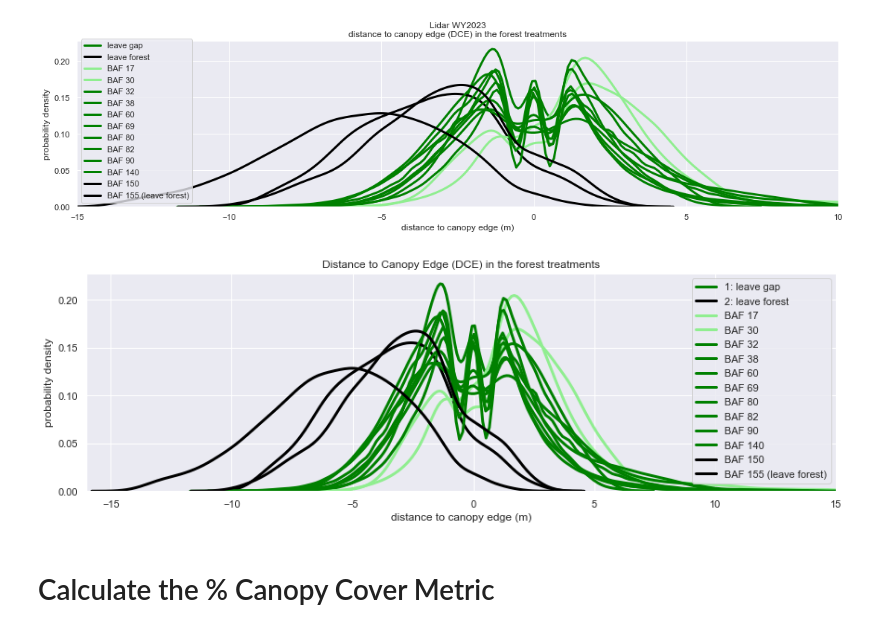
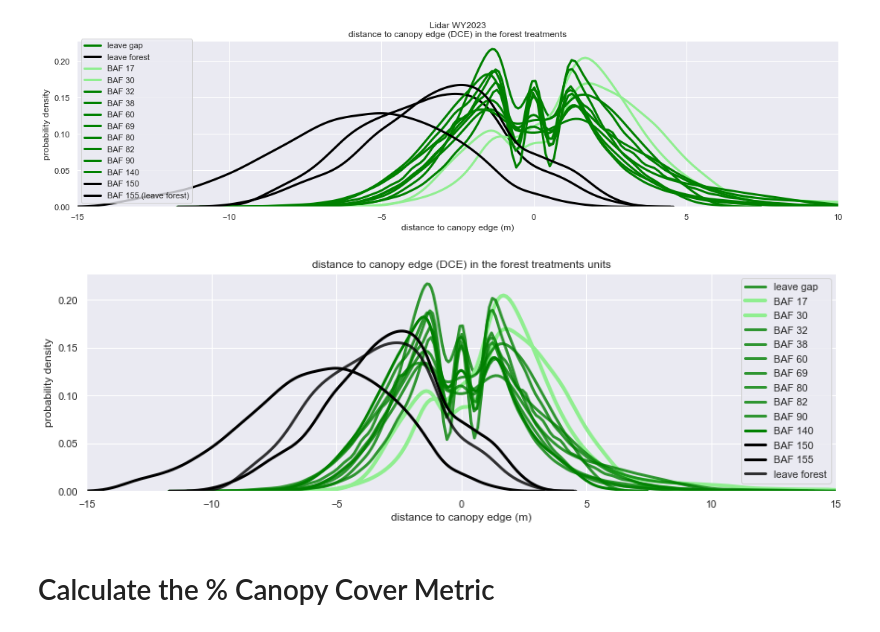
Before and after one commit to cassielumbrazo/CER_raster_analysis, a Jupyter notebook: 6_dce_groups_b_figure.ipynb, the cells around one changed output. Saved outputs shown, nothing was run; the diff lists cells and outputs as text; code cells hidden in the pictures.

```diff
--- a/6_dce_groups_b_figure.ipynb
+++ b/6_dce_groups_b_figure.ipynb
@@ -579,45 +579,49 @@ plt.show()
 # %%
 # we want to create a plot with DCE on the x axis, and count on the y axis, for each BAF treatment
 # plot of a histogram of all those variables
 fig, axes = plt.subplots(1, 1, sharex=True, sharey=False, figsize=(12,4), constrained_layout = True)
 alpha=0.7
 
 colorlow = 'lightgreen'
 colormed = 'green'
 colorhigh = 'black'
 
+alpha_num = 0.8
+
 # plots
-sns.kdeplot(ds['dce_rapid_baf_new_1'].values.flatten(), color=colormed, label='1: leave gap', cumulative=False, linewidth=3)
-sns.kdeplot(ds['dce_rapid_baf_new_2'].values.flatten(), color=colorhigh, label='2: leave forest', cumulative=False, linewidth=3)
-sns.kdeplot(ds['dce_rapid_baf_new_17'].values.flatten(), color=colorlow, label='BAF 17', cumulative=False, linewidth=3)
-sns.kdeplot(ds['dce_rapid_baf_new_30'].values.flatten(), color=colorlow, label='BAF 30', cumulative=False, linewidth=3)
-sns.kdeplot(ds['dce_rapid_baf_new_32'].values.flatten(), color=colormed, label='BAF 32', cumulative=False, linewidth=3)
-sns.kdeplot(ds['dce_rapid_baf_new_38'].values.flatten(), color=colormed, label='BAF 38', cumulative=False, linewidth=3)
-sns.kdeplot(ds['dce_rapid_baf_new_60'].values.flatten(), color=colormed, label='BAF 60', cumulative=False, linewidth=3)
-sns.kdeplot(ds['dce_rapid_baf_new_69'].values.flatten(), color=colormed, label='BAF 69', cumulative=False, linewidth=3)
-sns.kdeplot(ds['dce_rapid_baf_new_80'].values.flatten(), color=colormed, label='BAF 80', cumulative=False, linewidth=3)
-sns.kdeplot(ds['dce_rapid_baf_new_82'].values.flatten(), color=colormed, label='BAF 82', cumulative=False, linewidth=3)
-sns.kdeplot(ds['dce_rapid_baf_new_90'].values.flatten(), color=colormed, label='BAF 90', cumulative=False, linewidth=3)
+sns.kdeplot(ds['dce_rapid_baf_new_1'].values.flatten(), color=colormed, label='leave gap', cumulative=False, linewidth=3, alpha=alpha_num)
+
+sns.kdeplot(ds['dce_rapid_baf_new_17'].values.flatten(), color=colorlow, label='BAF 17', cumulative=False, linewidth=4)
+sns.kdeplot(ds['dce_rapid_baf_new_30'].values.flatten(), color=colorlow, label='BAF 30', cumulative=False, linewidth=4)
+sns.kdeplot(ds['dce_rapid_baf_new_32'].values.flatten(), color=colormed, label='BAF 32', cumulative=False, linewidth=3, alpha=alpha_num)
+sns.kdeplot(ds['dce_rapid_baf_new_38'].values.flatten(), color=colormed, label='BAF 38', cumulative=False, linewidth=3, alpha=alpha_num)
+sns.kdeplot(ds['dce_rapid_baf_new_60'].values.flatten(), color=colormed, label='BAF 60', cumulative=False, linewidth=3, alpha=alpha_num)
+sns.kdeplot(ds['dce_rapid_baf_new_69'].values.flatten(), color=colormed, label='BAF 69', cumulative=False, linewidth=3, alpha=alpha_num)
+sns.kdeplot(ds['dce_rapid_baf_new_80'].values.flatten(), color=colormed, label='BAF 80', cumulative=False, linewidth=3, alpha=alpha_num)
+sns.kdeplot(ds['dce_rapid_baf_new_82'].values.flatten(), color=colormed, label='BAF 82', cumulative=False, linewidth=3, alpha=alpha_num)
+sns.kdeplot(ds['dce_rapid_baf_new_90'].values.flatten(), color=colormed, label='BAF 90', cumulative=False, linewidth=3, alpha=alpha_num)
 sns.kdeplot(ds['dce_rapid_baf_new_140'].values.flatten(), color=colormed, label='BAF 140', cumulative=False, linewidth=3)
 sns.kdeplot(ds['dce_rapid_baf_new_150'].values.flatten(), color=colorhigh, label='BAF 150', cumulative=False, linewidth=3)
-sns.kdeplot(ds['dce_rapid_baf_new_155'].values.flatten(), color=colorhigh, label='BAF 155 (leave forest)', cumulative=False, linewidth=3)
+sns.kdeplot(ds['dce_rapid_baf_new_155'].values.flatten(), color=colorhigh, label='BAF 155', cumulative=False, linewidth=3)
+
+sns.kdeplot(ds['dce_rapid_baf_new_2'].values.flatten(), color=colorhigh, label='leave forest', cumulative=False, linewidth=3, alpha=alpha_num)
 
 # # add veriticle lines for the DCE groups
 # plt.axvline(x=8, color='grey', linestyle='--', linewidth=3)
 # plt.axvline(x=2, color='grey', linestyle='--', linewidth=3)
 # plt.axvline(x=-2, color='grey', linestyle='--', linewidth=3)
 # plt.axvline(x=-8, color='grey', linestyle='--', linewidth=3)
 
 # labels
-plt.title('Distance to Canopy Edge (DCE) in the forest treatments')
+plt.title('distance to canopy edge (DCE) in the forest treatments units')
 plt.xlabel('distance to canopy edge (m)')
 plt.ylabel('probability density')
-plt.xlim(-16,15)
+plt.xlim(-15,15)
 
 plt.legend(loc='upper right')
 plt.show()
 # %% [output]
-[figure, old version]
+[figure, new version]
 # %% [markdown]
 # Calculate the % Canopy Cover Metric
 # %% [markdown]
```
Also changed, not shown: parts of 7 cells of this notebook.
